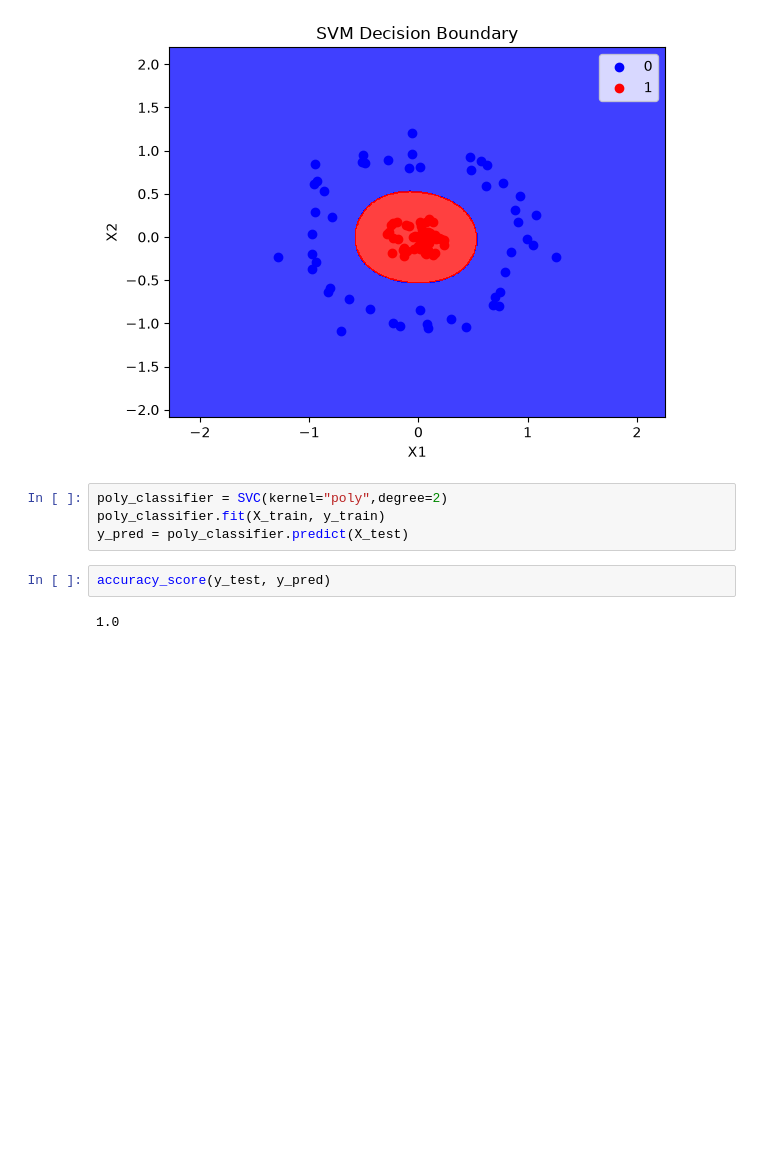
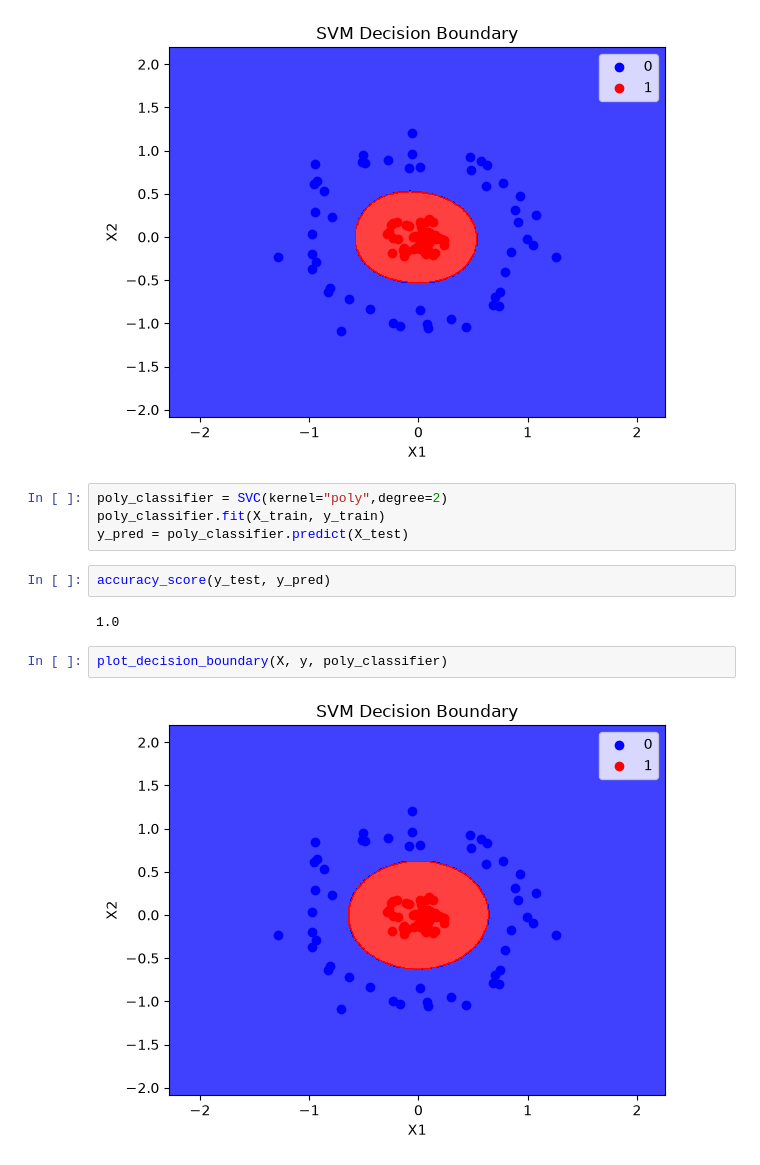
Before and after one commit to Salmankhan0518/Machine-learning-2, a Jupyter notebook: 96- Kernel Trick in SVM/Kernel-Trick-in-SVM.ipynb, the cells around one changed output. Cells and saved outputs as stored; diff of their text form; blank space fills up the shorter version.

```diff
--- a/96- Kernel Trick in SVM/Kernel-Trick-in-SVM.ipynb
+++ b/96- Kernel Trick in SVM/Kernel-Trick-in-SVM.ipynb
@@ -107,3 +107,7 @@ y_pred = poly_classifier.predict(X_test)
 accuracy_score(y_test, y_pred)
 # %% [output]
 1.0
+# %%
+plot_decision_boundary(X, y, poly_classifier)
+# %% [output]
+[figure, added]
```
Also changed, not shown: parts of 4 cells of this notebook.
